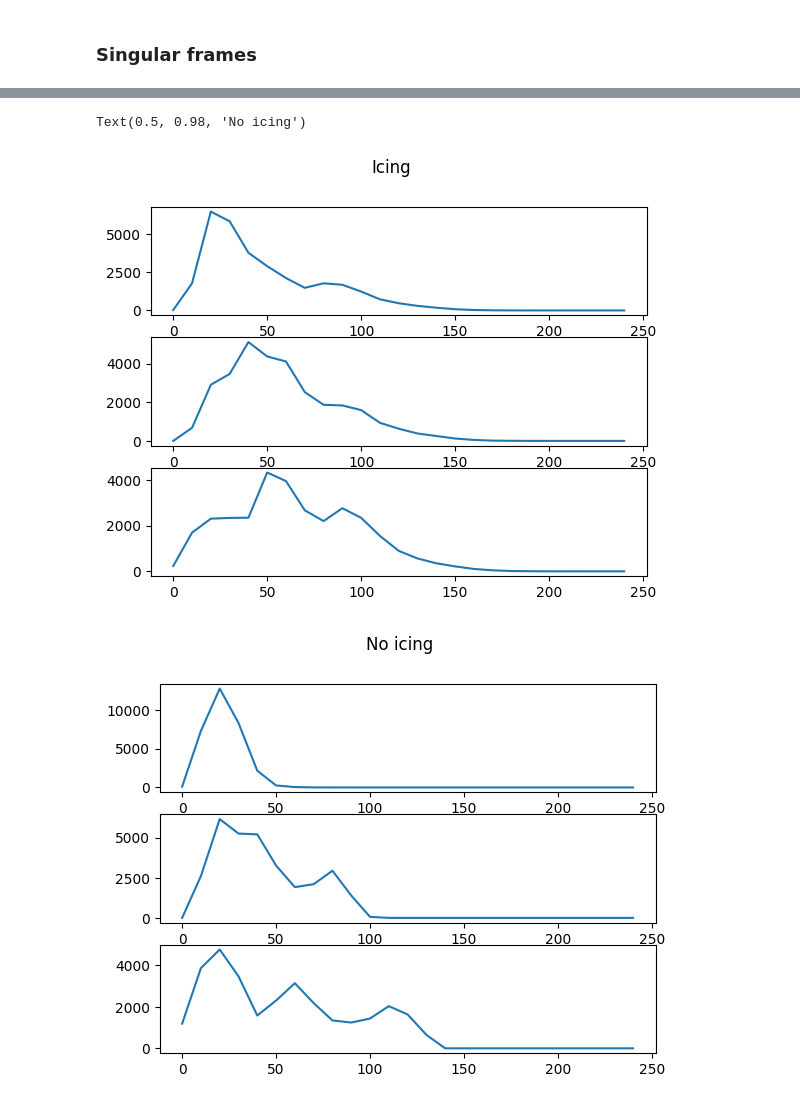
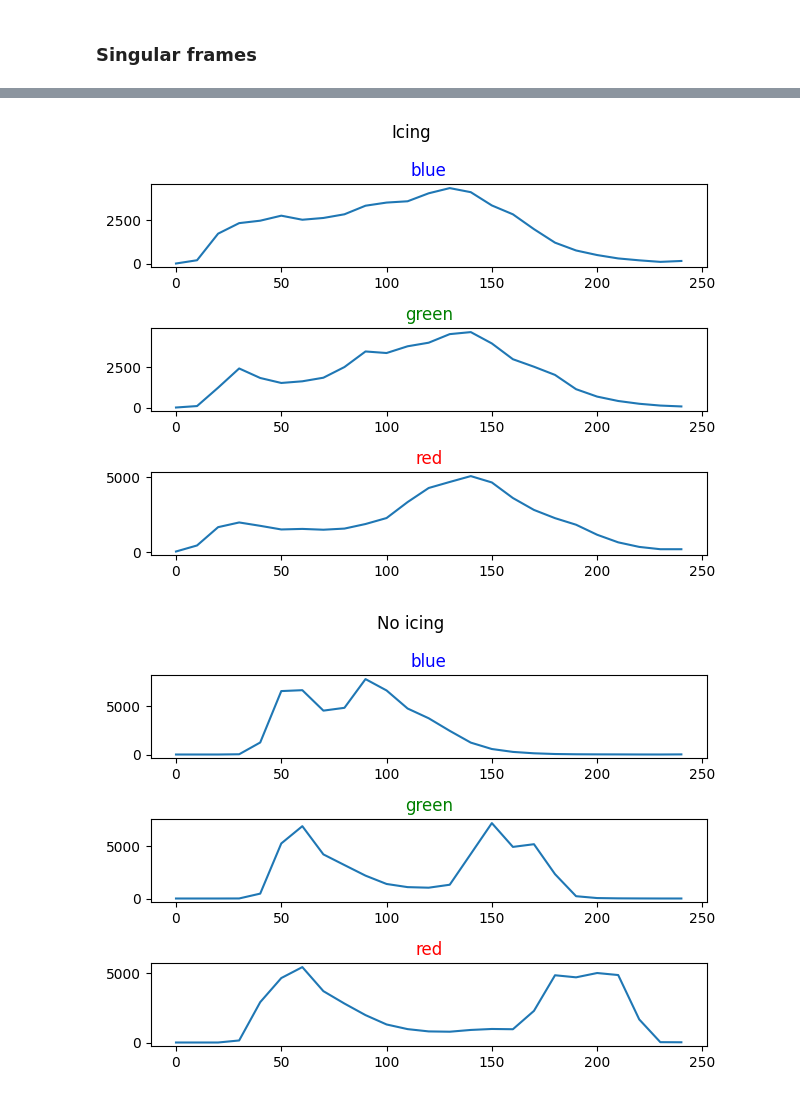
Before and after one commit to HarryYouAreAWizard/HelicopterIcing, a Jupyter notebook: Icing.ipynb, the cells around one changed output, grey strips where cells are left out. Saved outputs shown, nothing was run; the diff lists cells and outputs as text; code cells hidden in the pictures.

```diff
--- a/Icing.ipynb
+++ b/Icing.ipynb
@@ -8,21 +9,44 @@ from pathlib import Path
 video_path = Path("..") / "data" / "Video_Test_F2787_125743_01_VIDCKPT_sec.mpg"
 cap = cv2.VideoCapture(video_path)
 # %%
-show_video = 0
+show_video = 1
+
+total_frames = int(cap.get(cv2.CAP_PROP_FRAME_COUNT))
+window_name = "flight"
+
+cv2.namedWindow(window_name)
+
+# method for setting frame
+def on_trackbar_change(trackbar_value):
+    cap.set(cv2.CAP_PROP_POS_FRAMES, trackbar_value)
+    return
+
+cv2.createTrackbar("...", window_name, 0, total_frames - 1, on_trackbar_change)
+
 while cap.isOpened():
     if not show_video: break
+
+    current_trackbar_pos = cv2.getTrackbarPos("...", window_name)
+
     ret, frame = cap.read()
 
-    # if frame is read correctly ret is True
+    # if frame is read correctly ret is True. ret will be false when video is over
     if not ret:
         print("Can't receive frame (stream end?). Exiting ...")
         break
-    gray = cv2.cvtColor(frame, cv2.COLOR_BGR2GRAY)
-    # color = cv2.cvtColor(frame, cv2.COLOR_RGB2RGB)
 
-    cv2.imshow('frame', frame)#, color)
+    # update the trackbar regularly
+    current_frame_id = int(cap.get(cv2.CAP_PROP_POS_FRAMES))
+    cv2.setTrackbarPos("...", window_name, current_frame_id)
+
+    # gray = cv2.cvtColor(frame, cv2.COLOR_BGR2GRAY)
+    cv2.imshow('frame', frame)#, gray)
+
+    # actions to do
+    # quit
     if cv2.waitKey(1) == ord('q'):
         break
+
 cv2.destroyAllWindows()
 # %% [markdown]
 ### Mask creation
@@ -152,7 +250,7 @@ for addition in range(0, 5000, 100):
     extract_im_and_hist(target_frame+addition, mask=np.ones(frame_shape))
     time.sleep(0.1)
 # %%
-icing_frames = 10000-1000, 10000-100 + 10000
+icing_frames = 10000-1000, 10000-1000 + 10000
 noicing_frames = 0, 5000
 # %%
 counts = {
@@ -170,9 +268,10 @@ counts = {
 # %%
 
 for i in np.arange(icing_frames[0], icing_frames[1], 100):
-    histogram_counts = extract_im_and_hist(i, mask, savefigs=False)
+    histogram_counts = extract_im_and_hist(i, mask, savefigs=True)
     for key in histogram_counts:
         counts["icing"][key].append(histogram_counts[key])
+        # time.sleep(0.1)
 # %%
 
 for i in np.arange(noicing_frames[0], noicing_frames[1], 100):
@@ -185,22 +286,25 @@ for key in counts:
         counts[key][color] = np.array(counts[key][color])
 # %%
 
-bins = np.arange(0, 255, 10)
 
 figicing, axsicing = plt.subplots(3, 1)
 for i, key in enumerate(counts["icing"].keys()):
     average_count = counts["icing"][key].mean(axis=0)
     axsicing[i].plot(bins[:-1], average_count)
 
 
 fignoicing, axsnoicing = plt.subplots(3, 1)
 for i, key in enumerate(counts["noicing"].keys()):
     average_count = counts["noicing"][key].mean(axis=0)
     axsnoicing[i].plot(bins[:-1], average_count)
+for i, color in enumerate(["blue", "green", "red"]):
+    axsicing[i].set_title(color, c=color)
+    axsnoicing[i].set_title(color, c=color)
 
 figicing.suptitle("Icing")
 fignoicing.suptitle("No icing")
+figicing.tight_layout()
+fignoicing.tight_layout()
 # %% [output]
-Text(0.5, 0.98, 'No icing')
-[figure, old version]
+[figure, new version]
-[figure, old version]
+[figure, new version]
```
Also changed, not shown: parts of 8 cells of this notebook, 2 other files.
